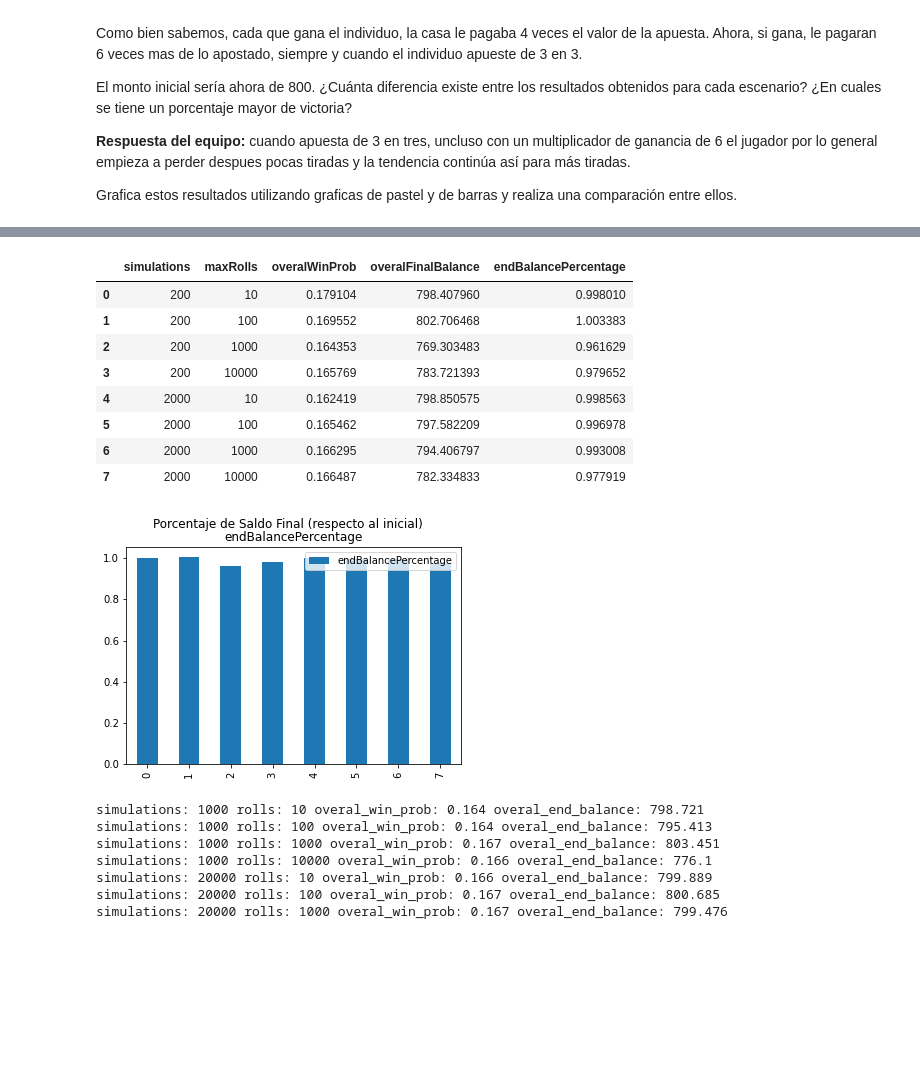
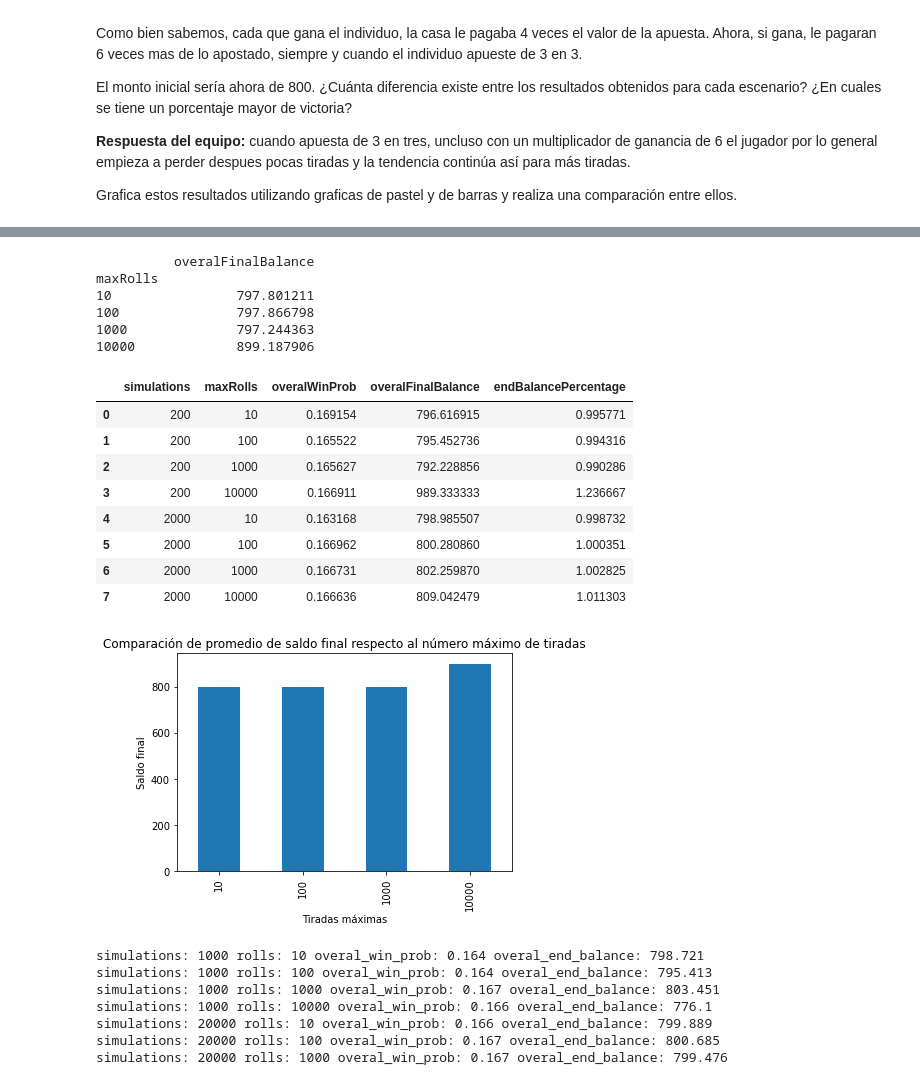
Before and after one commit to SalRmz/DCDP, a Jupyter notebook: 01 Programación en Python/notebooks/exercises/Practica5_Estadistica.ipynb, the cells around one changed output, grey strips where cells are left out. Saved outputs shown, nothing was run; the diff lists cells and outputs as text; code cells hidden in the pictures; blank space fills up the shorter version.

```diff
--- a/01 Programación en Python/notebooks/exercises/Practica5_Estadistica.ipynb
+++ b/01 Programación en Python/notebooks/exercises/Practica5_Estadistica.ipynb
@@ -324,21 +317,34 @@ simulations: 2000 rolls: 10000 overal_win_prob: 0.166 overal_end_balance: 782.33
 # %%
 resultsToGraph_df['endBalancePercentage'] = resultsToGraph_df['overalFinalBalance']/initialBalance
 
 #figurePies, axesPies
 #figurePies, axesPies = plt.subplots(len(num_simulations_array), len((max_num_rolls_array)), figsize=(12,12))
-ax = resultsToGraph_df[['endBalancePercentage']].plot.bar(subplots=True, title='Porcentaje de Saldo Final (respecto al inicial)')
+#ax = resultsToGraph_df[['endBalancePercentage']].plot.bar(subplots=True, title='Porcentaje de Saldo Final (respecto al inicial)')
+resultsToGraph_df.groupby('maxRolls')['overalFinalBalance'].mean().plot.bar()
+
+plt.title('Comparación de promedio de saldo final respecto al número máximo de tiradas')
+plt.ylabel("Saldo final")
+plt.xlabel("Tiradas máximas")
+
+print(resultsToGraph_df.groupby('maxRolls')['overalFinalBalance'].mean().to_frame())
 resultsToGraph_df
 # %% [output]
+          overalFinalBalance
+maxRolls
+10                797.801211
+100               797.866798
+1000              797.244363
+10000             899.187906
 |  | simulations | maxRolls | overalWinProb | overalFinalBalance | endBalancePercentage |
-| 0 | 200 | 10 | 0.179104 | 798.407960 | 0.998010 |
-| 1 | 200 | 100 | 0.169552 | 802.706468 | 1.003383 |
-| 2 | 200 | 1000 | 0.164353 | 769.303483 | 0.961629 |
-| 3 | 200 | 10000 | 0.165769 | 783.721393 | 0.979652 |
-| 4 | 2000 | 10 | 0.162419 | 798.850575 | 0.998563 |
-| 5 | 2000 | 100 | 0.165462 | 797.582209 | 0.996978 |
-| 6 | 2000 | 1000 | 0.166295 | 794.406797 | 0.993008 |
-| 7 | 2000 | 10000 | 0.166487 | 782.334833 | 0.977919 |
+| 0 | 200 | 10 | 0.169154 | 796.616915 | 0.995771 |
+| 1 | 200 | 100 | 0.165522 | 795.452736 | 0.994316 |
+| 2 | 200 | 1000 | 0.165627 | 792.228856 | 0.990286 |
+| 3 | 200 | 10000 | 0.166911 | 989.333333 | 1.236667 |
+| 4 | 2000 | 10 | 0.163168 | 798.985507 | 0.998732 |
+| 5 | 2000 | 100 | 0.166962 | 800.280860 | 1.000351 |
+| 6 | 2000 | 1000 | 0.166731 | 802.259870 | 1.002825 |
+| 7 | 2000 | 10000 | 0.166636 | 809.042479 | 1.011303 |
-[figure, old version]
+[figure, new version]
 # %%
 max_num_rolls_array = [10,100,1000,10000]
 num_simulations_array = [10,20000]
```
Also changed, not shown: parts of 6 cells of this notebook.
